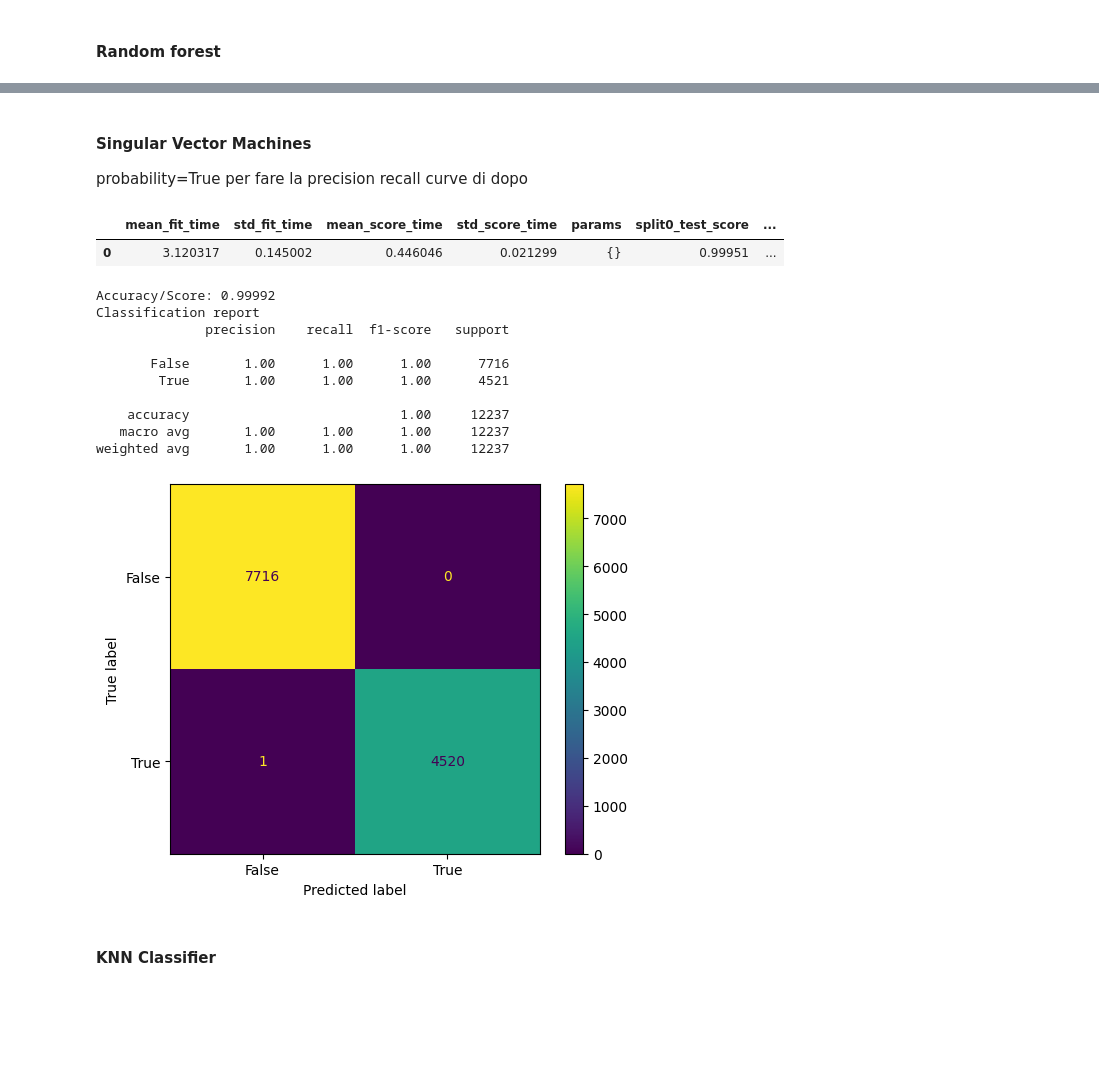
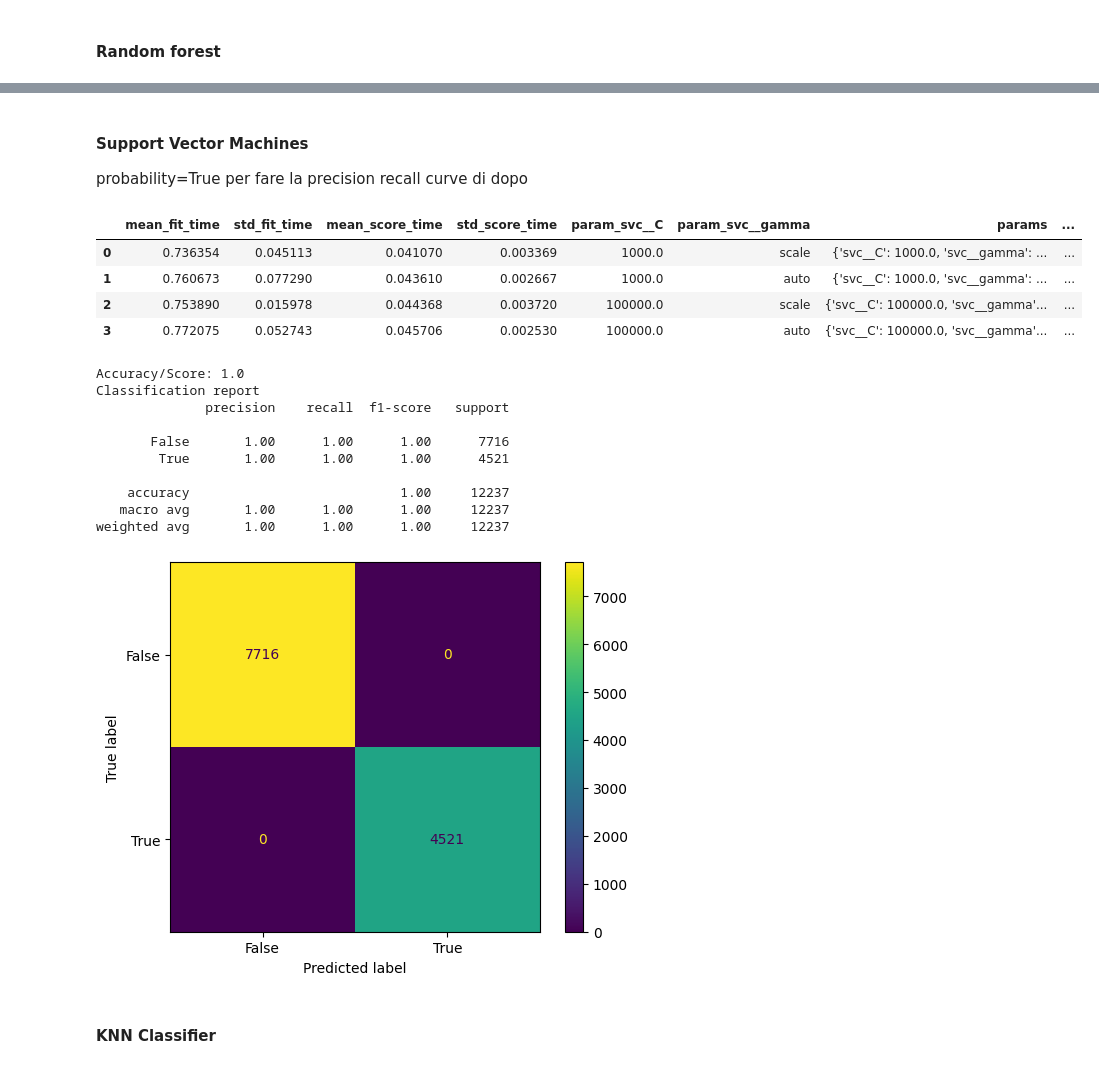
Before and after one commit to MauroPello/mushrooms-classification, a Jupyter notebook: main.ipynb, the cells around one changed output, grey strips where cells are left out. Drawn from its saved outputs; the diff is of its cells as text; code cells hidden in the pictures; blank space fills up the shorter version.

Commit message:
Improve parameters selection

```diff
--- a/main.ipynb
+++ b/main.ipynb
@@ -565,20 +567,24 @@ Classification report
 weighted avg       1.00      1.00      1.00     12237
 [figure]
 # %% [markdown]
-#### Singular Vector Machines
+#### Support Vector Machines
 probability=True per fare la precision recall curve di dopo
 # %%
 svm_model = Pipeline([("svc", SVC(probability=True, random_state=42))])
 svm_grid = {
-    # 'svc__C': np.logspace(3, 5, 2),
+    'svc__C': np.logspace(3, 5, 2),
+    'svc__gamma': ['scale', 'auto'],
 }
 
 svm_grid_search = grid_search_fit_and_print(X_train, y_train, svm_model, svm_grid)
 print_eval(X_val, y_val, svm_grid_search)
 # %% [output]
-|  | mean_fit_time | std_fit_time | mean_score_time | std_score_time | params | split0_test_score | ... |
-| 0 | 3.120317 | 0.145002 | 0.446046 | 0.021299 | {} | 0.99951 | ... |
+|  | mean_fit_time | std_fit_time | mean_score_time | std_score_time | param_svc__C | param_svc__gamma | params | ... |
+| 0 | 0.736354 | 0.045113 | 0.041070 | 0.003369 | 1000.0 | scale | {'svc__C': 1000.0, 'svc__gamma': ... | ... |
+| 1 | 0.760673 | 0.077290 | 0.043610 | 0.002667 | 1000.0 | auto | {'svc__C': 1000.0, 'svc__gamma': ... | ... |
+| 2 | 0.753890 | 0.015978 | 0.044368 | 0.003720 | 100000.0 | scale | {'svc__C': 100000.0, 'svc__gamma'... | ... |
+| 3 | 0.772075 | 0.052743 | 0.045706 | 0.002530 | 100000.0 | auto | {'svc__C': 100000.0, 'svc__gamma'... | ... |
-Accuracy/Score: 0.99992
+Accuracy/Score: 1.0
 Classification report
               precision    recall  f1-score   support
 
```
Also changed, not shown: parts of 7 cells of this notebook.
